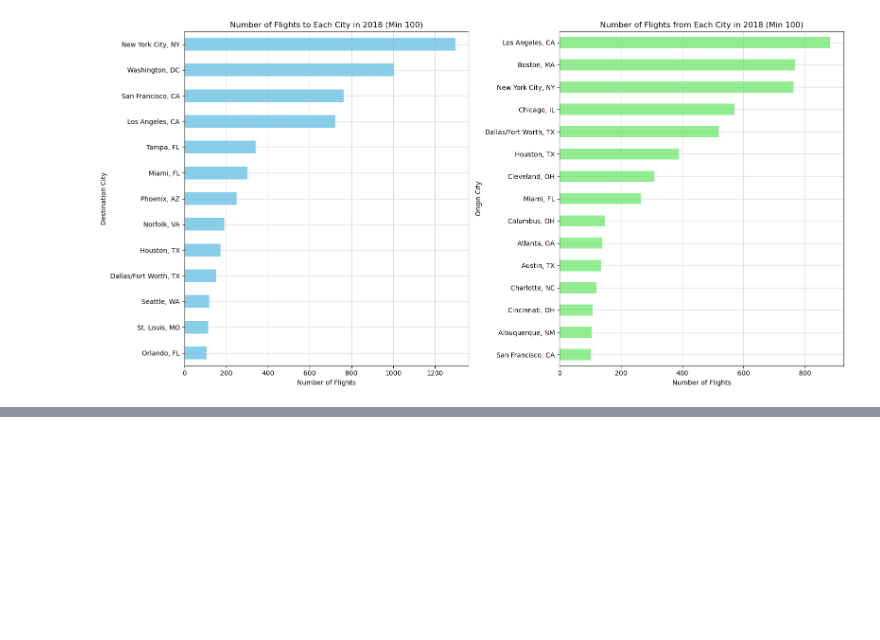
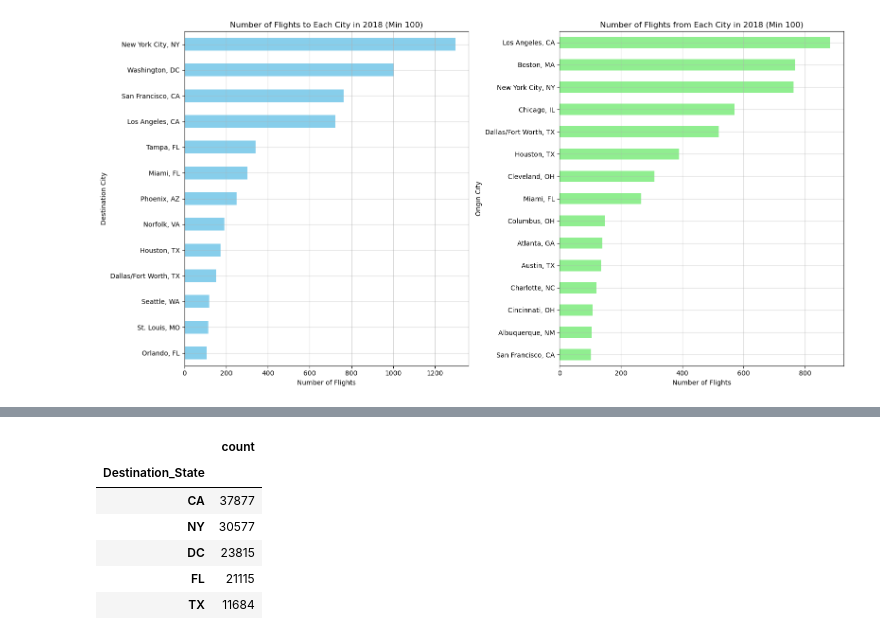
Before and after one commit to cosmopaladin/project-1, a Jupyter notebook: project1.ipynb, the cells around one changed output, grey strips where cells are left out. Cells and saved outputs as stored; diff of their text form; code cells hidden in the pictures; blank space fills up the shorter version.

```diff
--- a/project1.ipynb
+++ b/project1.ipynb
@@ -234,0 +295,5 @@ plt.show()
+# %%
+airline_flights_cleaned[['Destination_City', 'Destination_State']] = airline_flights_cleaned['Destination_City_Name'].str.split(", ", expand=True)
+airline_flights_cleaned[['Origin_City', 'Origin_State']] = airline_flights_cleaned['Origin_City_Name'].str.split(", ", expand=True)
+airline_flights_cleaned['Destination_State'].value_counts()
+# airline_flights_cleaned.loc[airline_flights_cleaned['Destination_State'] == 'NJ']
@@ -234,0 +318,11 @@ plt.show()
+# %%
+destination_state_counts = pd.DataFrame(airline_flights_cleaned['Destination_State'].value_counts())
+destination_state_counts.head()
+# %% [output]
+|  | count |
+| Destination_State |  |
+| CA | 37877 |
+| NY | 30577 |
+| DC | 23815 |
+| FL | 21115 |
+| TX | 11684 |
```
Also changed, not shown: parts of 8 cells of this notebook.
